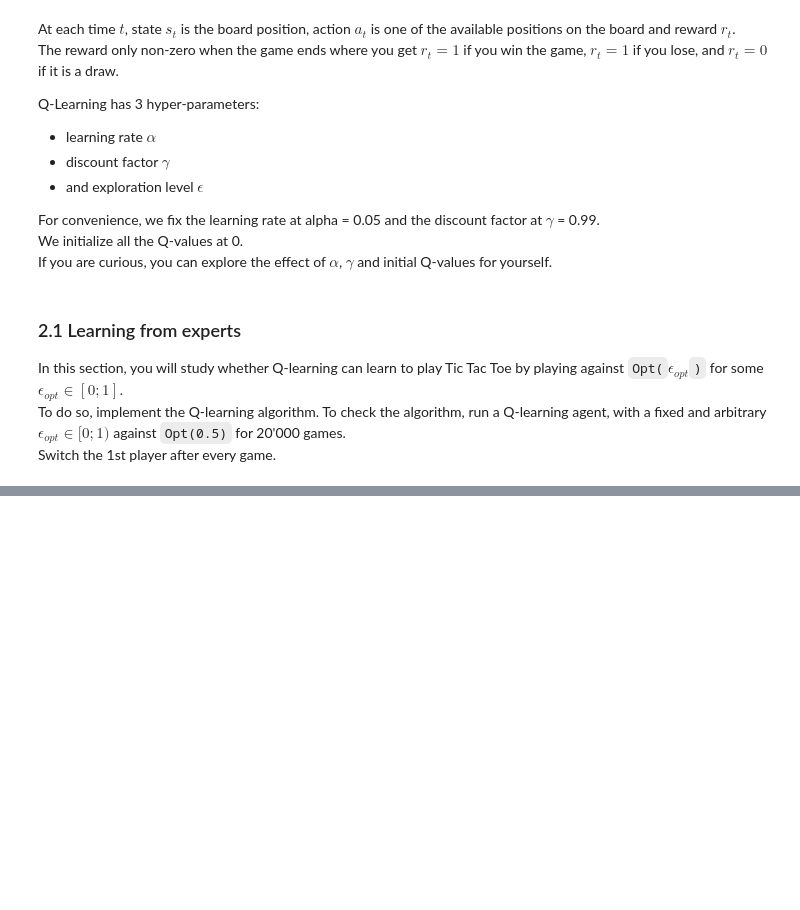
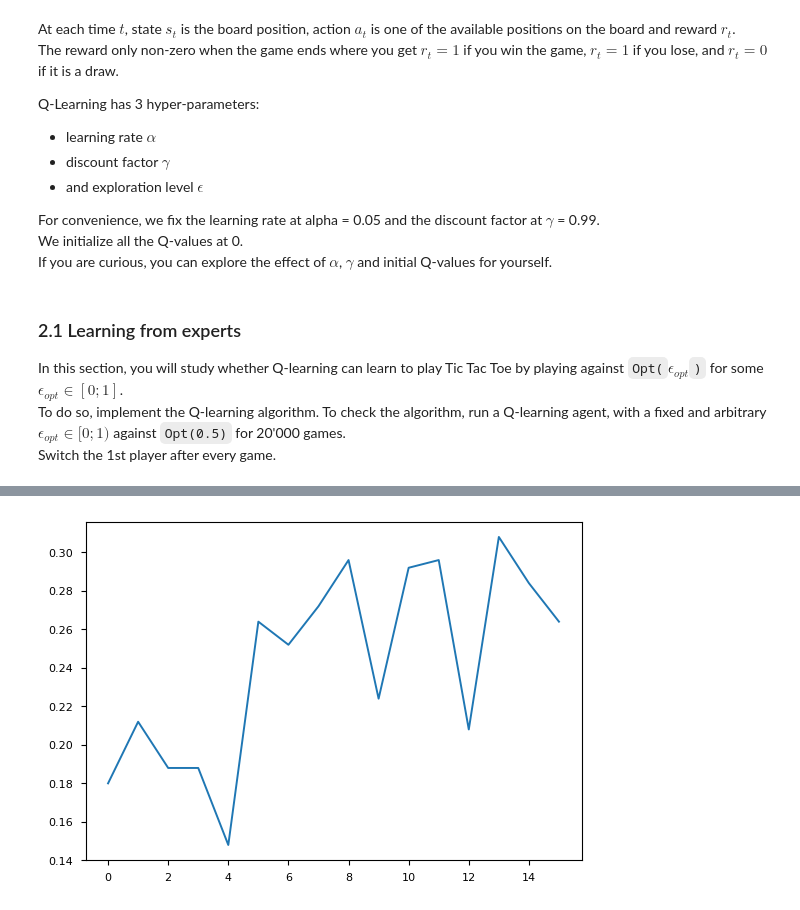
Before and after one commit to albertaillet/Miniproject1, a Jupyter notebook: Q-learning.ipynb, the cells around one changed output, grey strips where cells are left out. Cells and saved outputs as stored; diff of their text form; code cells hidden in the pictures; blank space fills up the shorter version.

Commit message:
added Epsilon Greedy class and started 2.1.1

```diff
--- a/Q-learning.ipynb
+++ b/Q-learning.ipynb
@@ -117,3 +112,11 @@ def epslion_greedy(state):
+# %%
+env = TictactoeEnv()
+Q_table = QTable()
+rewards = []
+num_trained_episodes = 0
+av_rewards = []
+
+epslion_greedy = EpsilonGreedy(epsilon=epsilon)
 # %%
 num_episodes = 20000
 opponent_player = OptimalPlayer(0.5, player='O')
@@ -131,7 +134,7 @@ for itr in tqdm(range(num_episodes), desc="Q-learning"):
         state, end, _ = env.step(opponent_move)
 
     while not end:
-        move = epslion_greedy(state)
+        move = epslion_greedy.policy(state)
         next_state, end, _ = env.step(move)
 
         if (not end) and (env.current_player == opponent_player.player):
@@ -186,4 +183,4 @@ where $\epsilon_{\min }$ and $\epsilon_{\max }$ are the minimum and maximum valu
 # %%
 alpha = 0.05 # learning rate
 gamma = 0.99 # discount factor
-epsilon = 0 # exploration rate
+epsilon_min, epsilon_max = 0.1, 0.8 # exploration rate
@@ -205,0 +205,3 @@ def epslion_greedy(state):
+# %%
+epslion_greedy_decreasing_exploration = EpsilonGreedyDecreasingExploration()
+M_opt(epslion_greedy_decreasing_exploration.policy)
@@ -206,42 +210,62 @@ def epslion_greedy(state):
 # %%
 num_episodes = 20000
-opponent_player = OptimalPlayer(0.5, player='O')
-learning_player = 'X'
-rewards = []
 
-for itr in tqdm(range(num_episodes), desc="Q-learning"):
-    env.reset()
-    state, end, _ = env.observe()
+av_rewards_dict = {}
+m_opt_dict = {}
+m_rand_dict = {}
 
-    opponent_player.player, learning_player = learning_player, opponent_player.player
+for n_star in (1, 10000, 20000, 40000):
+    rewards = []
+    opponent_player = OptimalPlayer(0.5, player='O')
+    learning_player = 'X'
+    av_rewards = []
+    m_opt_list = []
+    m_rand_list = []
+    epslion_greedy_decreasing_exploration = EpsilonGreedyDecreasingExploration(epsilon_min=epsilon_min,
+                                                                               epsilon_max=epsilon_max,
+                                                                               n_star=n_star)
+    for itr in tqdm(range(num_episodes), desc="Q-learning"):
+        env.reset()
+        state, end, _ = env.observe()
 
-    if opponent_player.player == 'X':
-        opponent_move = opponent_player.act(state)
-        state, end, _ = env.step(opponent_move)
+        opponent_player.player, learning_player = learning_player, opponent_player.player
 
-    while not end:
-        move = epslion_greedy(state)
-        next_state, end, _ = env.step(move)
+        if opponent_player.player == 'X':
+            opponent_move = opponent_player.act(state)
+            state, end, _ = env.step(opponent_move)
 
-        if (not end) and (env.current_player == opponent_player.player):
-            opponent_move = opponent_player.act(next_state)
-            next_state, end, _ = env.step(opponent_move)
+        while not end:
+            epslion_greedy_decreasing_exploration.update_epsilon(itr)
+            move = epslion_greedy_decreasing_exploration.policy(state)
+            next_state, end, _ = env.step(move)
 
-        reward = env.reward(player=learning_player)
+            if (not end) and (env.current_player == opponent_player.player):
+                opponent_move = opponent_player.act(next_state)
+                next_state, end, _ = env.step(opponent_move)
 
-        if end:
-            Q_table[next_state]["any"] = reward
+            reward = env.reward(player=learning_player)
 
-        Q_table[state][move] = Q_table[state][move] + alpha * (reward + gamma * max(Q_table[next_state].values()) - Q_table[state][move])
+            if end:
+                Q_table[next_state]["any"] = reward
 
-        state = next_state
+            Q_table[state][move] = Q_table[state][move] + alpha * (reward + gamma * max(Q_table[next_state].values()) - Q_table[state][move])
 
-    rewards.append(reward)
-    if len(rewards) >= 50:
-        av_rewards.append(np.mean(rewards))
-        rewards = []
-        clear_output(wait=True)
-        plt.plot(av_rewards)
-        plt.show()
-    num_trained_episodes += 1
-    env.reset()
+            state = next_state
+
+        rewards.append(reward)
+        if len(rewards) >= 250:
+            av_rewards.append(np.mean(rewards))
+            rewards = []
+            clear_output(wait=True)
+            plt.plot(av_rewards)
+            plt.show()
+            epslion_greedy_decreasing_exploration.set_epsilon(0)
+            m_opt_list.append(M_opt(epslion_greedy_decreasing_exploration.policy))
+            m_rand_list.append(M_rand(epslion_greedy_decreasing_exploration.policy))
+        num_trained_episodes += 1
+        env.reset()
+    av_rewards_dict[n_star] = av_rewards
+    m_opt_dict[n_star] = m_opt_list
+    m_rand_dict[n_star] = m_rand_list
+# %% [output]
+[figure, added]
```
Also changed, not shown: parts of 13 cells of this notebook.
